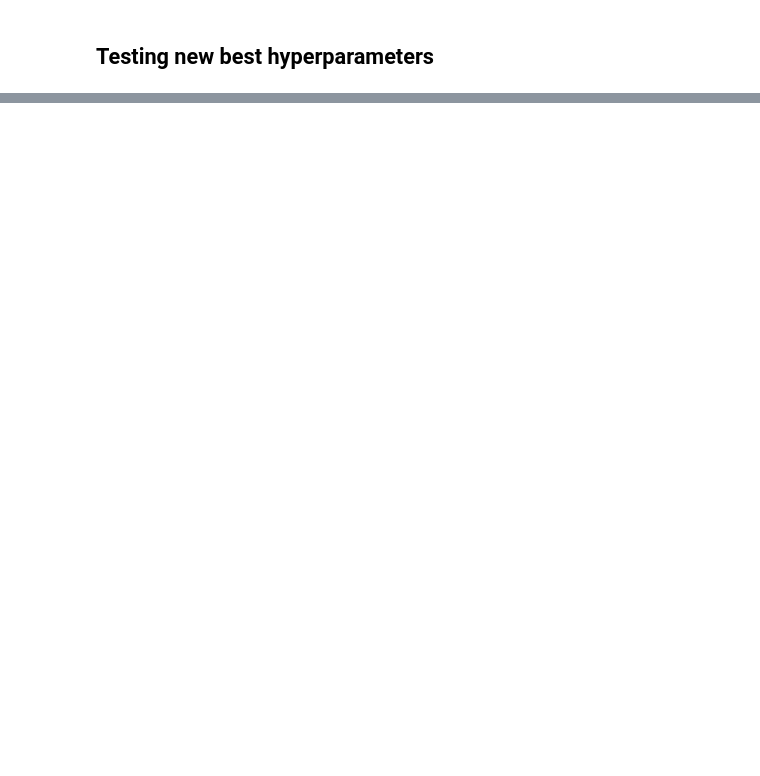
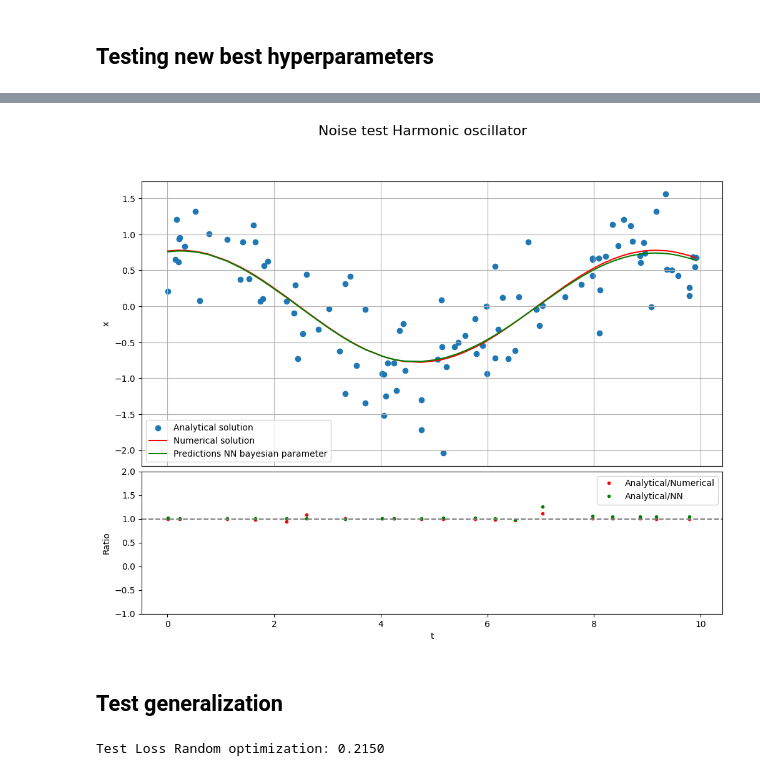
Before and after one commit to gvansan/Machine-learning-project, a Jupyter notebook: harmonic_oscillator_PINN.ipynb, the cells around one changed output, grey strips where cells are left out. Saved outputs shown, nothing was run; the diff lists cells and outputs as text; code cells hidden in the pictures; blank space fills up the shorter version.

```diff
--- a/harmonic_oscillator_PINN.ipynb
+++ b/harmonic_oscillator_PINN.ipynb
@@ -768,0 +849,65 @@ torch.Size([300, 100])
+# %%
+n = 0
+
+y_pred_noise.to(device)
+test_noise["t_tensor"].to(device)
+
+#Solve numerically
+y0 = [test_noise["x0_tensor"][n][0], test_noise["x0_tensor"][n][1]]  # initial condition [x0, v0]
+t_span = test_noise["t_tensor"][n][0], test_noise["t_tensor"][n][-1]
+w = test_noise["args_tensor"][n]
+
+diff = differential_equation_2_order
+sol = sp.integrate.solve_ivp(diff, t_span, y0, t_eval=test_noise["t_tensor"][n], method='RK45', args=(w))
+
+# Create figure with GridSpec
+fig = plt.figure(figsize=(12, 9))
+gs = fig.add_gridspec(2, 1, height_ratios=[2, 1], hspace=0.025)
+
+#create ratios for lower plot
+slice = 5
+ratio_an_num = (test_no_noise["y_tensor"][n][0:, 0]/sol.y[0])[::slice]
+ratio_an_NN = (test_no_noise["y_tensor"][n][0:, 0]/y_pred_noise.cpu().detach()[n])[::slice]
+
+# Main plot
+ax_main = fig.add_subplot(gs[0])
+ax_main.scatter(test_noise["t_tensor"][n], test_noise["y_tensor"][n][0:, 0], label="Analytical solution") #analytical
+ax_main.plot(sol.t, sol.y[0], label='Numerical solution', color = 'red') #numerical
+ax_main.plot(test_noise["t_tensor"][n], y_pred_noise.cpu().detach()[n], color="green", label="Predictions NN bayesian parameter") #NN ML
+ax_main.set_ylabel('x')
+ax_main.legend()
+ax_main.grid(True)
+ax_main.tick_params(bottom=False)  # remove x-axis ticks for main plot
+
+# Ratio / comparison plot
+ax_ratio = fig.add_subplot(gs[1], sharex=ax_main)
+ax_ratio.plot(test_noise["t_tensor"][n][::slice], ratio_an_num, '.', label='Analytical/Numerical', color='red')
+ax_ratio.plot(test_noise["t_tensor"][n][::slice], ratio_an_NN, '.', label='Analytical/NN', color='green')
+ax_ratio.axhline(1, color='gray', linestyle='--')
+ax_ratio.set_xlabel('t')
+ax_ratio.set_ylabel('Ratio')
+ax_ratio.set_ylim(-1, 2)
+ax_ratio.legend()
+
+fig.suptitle("Noise test Harmonic oscillator", fontsize=16)
+plt.show()
+# %% [output]
+[figure, added]
+# %% [markdown]
+## Test generalization
+# %%
+#Generalization
+train_generalization, validation_generalization, test_generalization = create_trainig_validation_test_set(harmonic_osc, (0, 50), 200, 1, [0.699, 0.001, 0.3], "analytic_harmonic", device=device, seed=0)
+# test dataset bayes
+X = test_generalization["X"]
+y_pred_generalization = best_model_new(X).squeeze(-1)
+y_exp_generalization = test_generalization["y_tensor"][0:, 0:, 0].to(device)
+t = X[0:, 0:, 3]
+k = X[0:, 0:, 0]
+x_00 = X[0:, 0:, 1]
+x_01 = X[0:, 0:, 2]
+
+test_loss = loss_PINN3(best_model_new, y_pred_generalization, y_exp_generalization, x_00, x_01, t, k, N_f=174, l_y=1, l_f=1)
+print(f"Test Loss Random optimization: {test_loss:.4f}")
+# %% [output]
+Test Loss Random optimization: 0.2150
```
Also changed, not shown: parts of 26 cells of this notebook, 2 other files.
